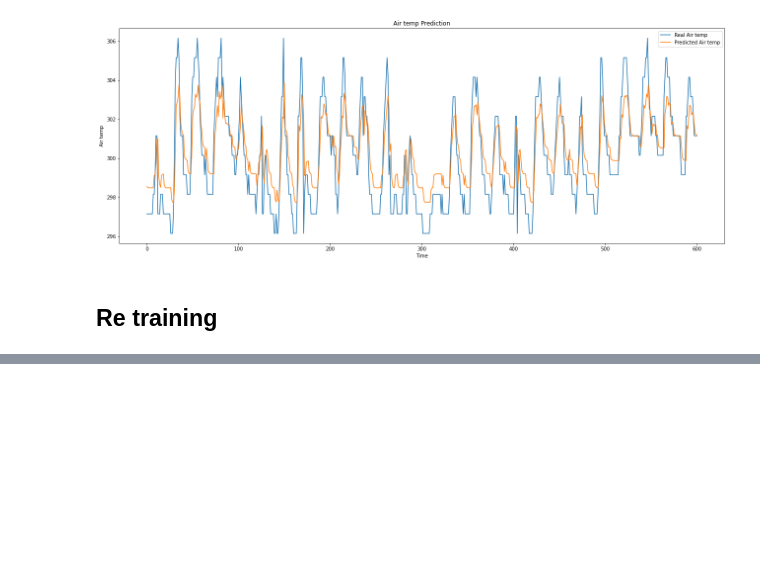
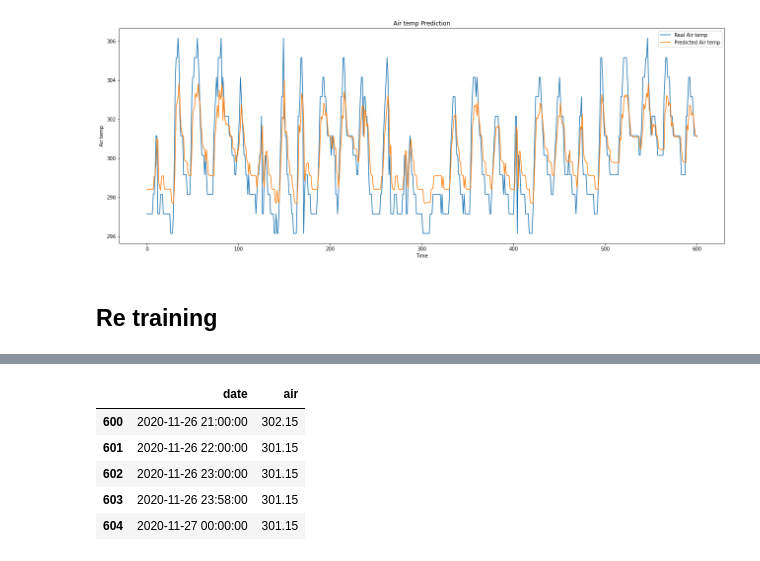
Before and after one commit to sjdonado/real-time-temp-forecast-baq, a Jupyter notebook: notebooks/build_model.ipynb, the cells around one changed output, grey strips where cells are left out. Drawn from its saved outputs; the diff is of its cells as text; code cells hidden in the pictures; blank space fills up the shorter version.

```diff
--- a/notebooks/build_model.ipynb
+++ b/notebooks/build_model.ipynb
@@ -432,0 +427,9 @@ array([[0.77753961],
+# %%
+last_data_df.tail()
+# %% [output]
+|  | date | air |
+| 600 | 2020-11-26 21:00:00 | 302.15 |
+| 601 | 2020-11-26 22:00:00 | 301.15 |
+| 602 | 2020-11-26 23:00:00 | 301.15 |
+| 603 | 2020-11-26 23:58:00 | 301.15 |
+| 604 | 2020-11-27 00:00:00 | 301.15 |
```
Also changed, not shown: parts of 10 cells of this notebook.
